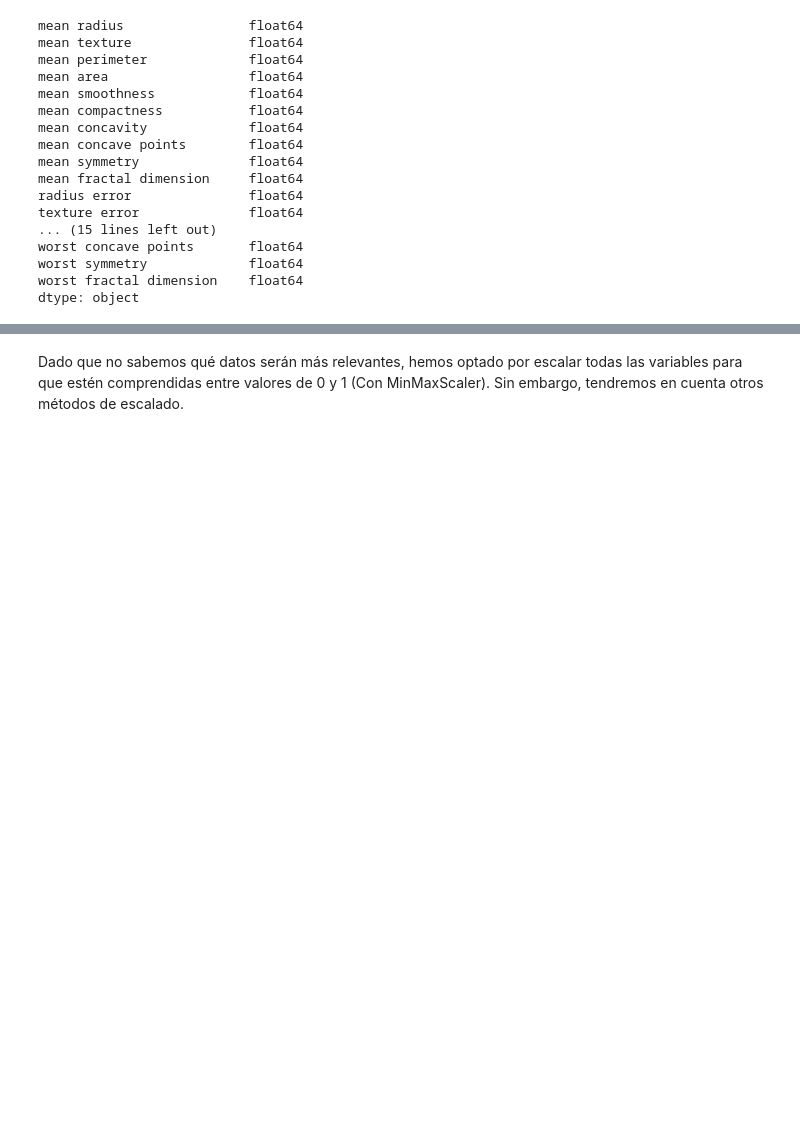
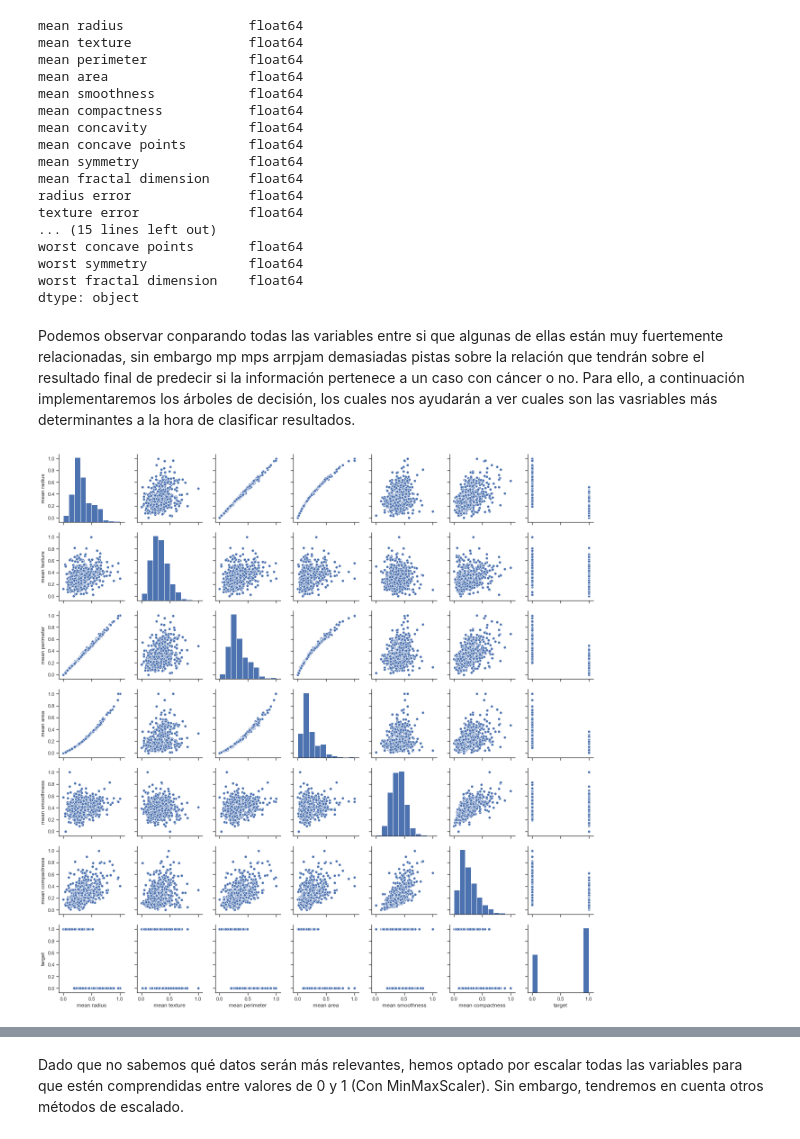
Before and after one commit to Al3xFreeman/IA2, a Jupyter notebook: P1-2-[IA2].ipynb, the cells around one changed output, grey strips where cells are left out. Saved outputs shown, nothing was run; the diff lists cells and outputs as text; code cells hidden in the pictures; blank space fills up the shorter version.

```diff
--- a/P1-2-[IA2].ipynb
+++ b/P1-2-[IA2].ipynb
@@ -86,3 +79,5 @@ worst concave points       float64
 worst symmetry             float64
 worst fractal dimension    float64
 dtype: object
+# %% [markdown]
+Podemos observar conparando todas las variables entre si que algunas de ellas están muy fuertemente relacionadas, sin embargo mp mps arrpjam demasiadas pistas sobre la relación que tendrán sobre el resultado final de predecir si la información pertenece a un caso con cáncer o no. Para ello, a continuación implementaremos los árboles de decisión, los cuales nos ayudarán a ver cuales son las vasriables más determinantes a la hora de clasificar resultados.
@@ -89,4 +86,7 @@ dtype: object
 # %%
 import seaborn as sns; sns.set(style="ticks", color_codes=True)
 
-g = sns.pairplot(df.iloc[:, : 4])
+g = sns.pairplot(df.iloc[:, [0,1,2,3,4,5,-1]])
+#g = sns.pairplot(df)
+# %% [output]
+[figure, added]
```
Also changed, not shown: parts of 58 cells of this notebook.
